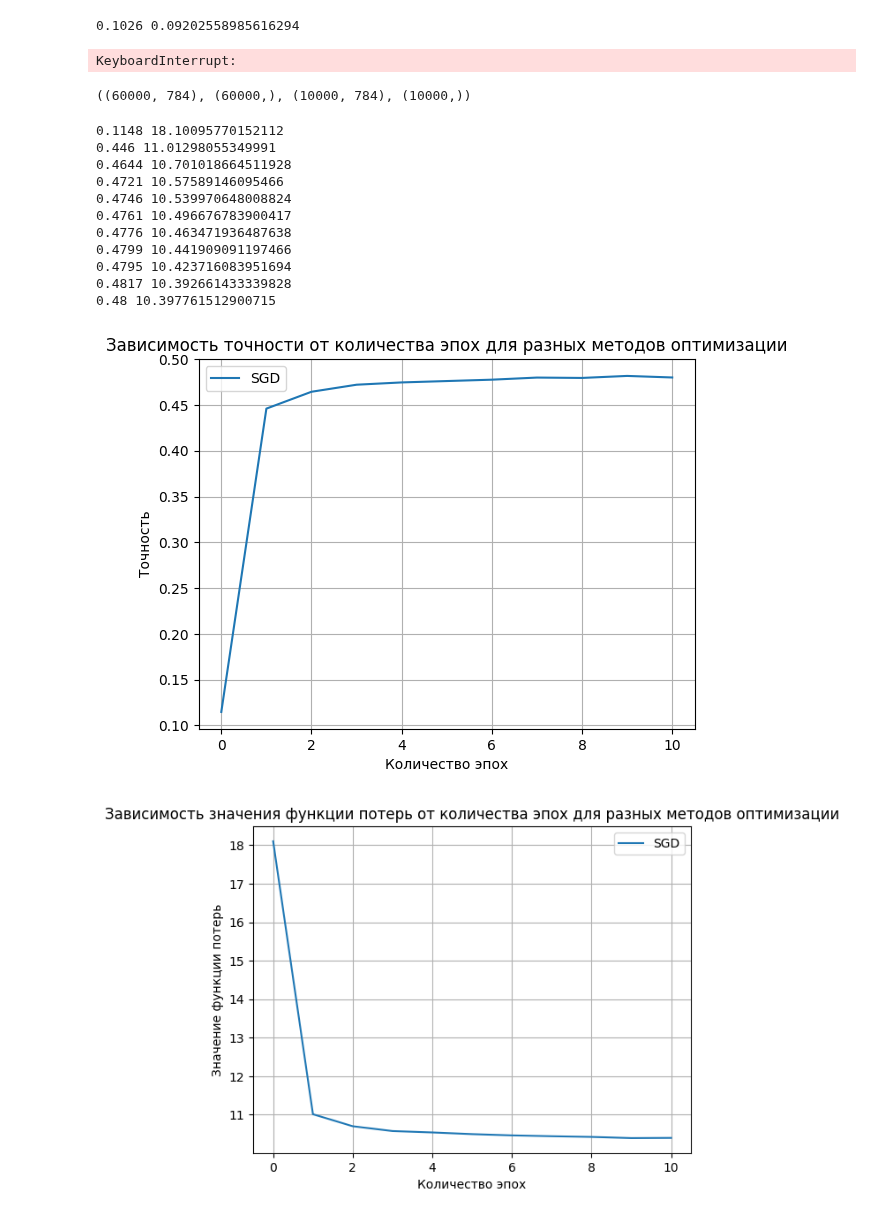
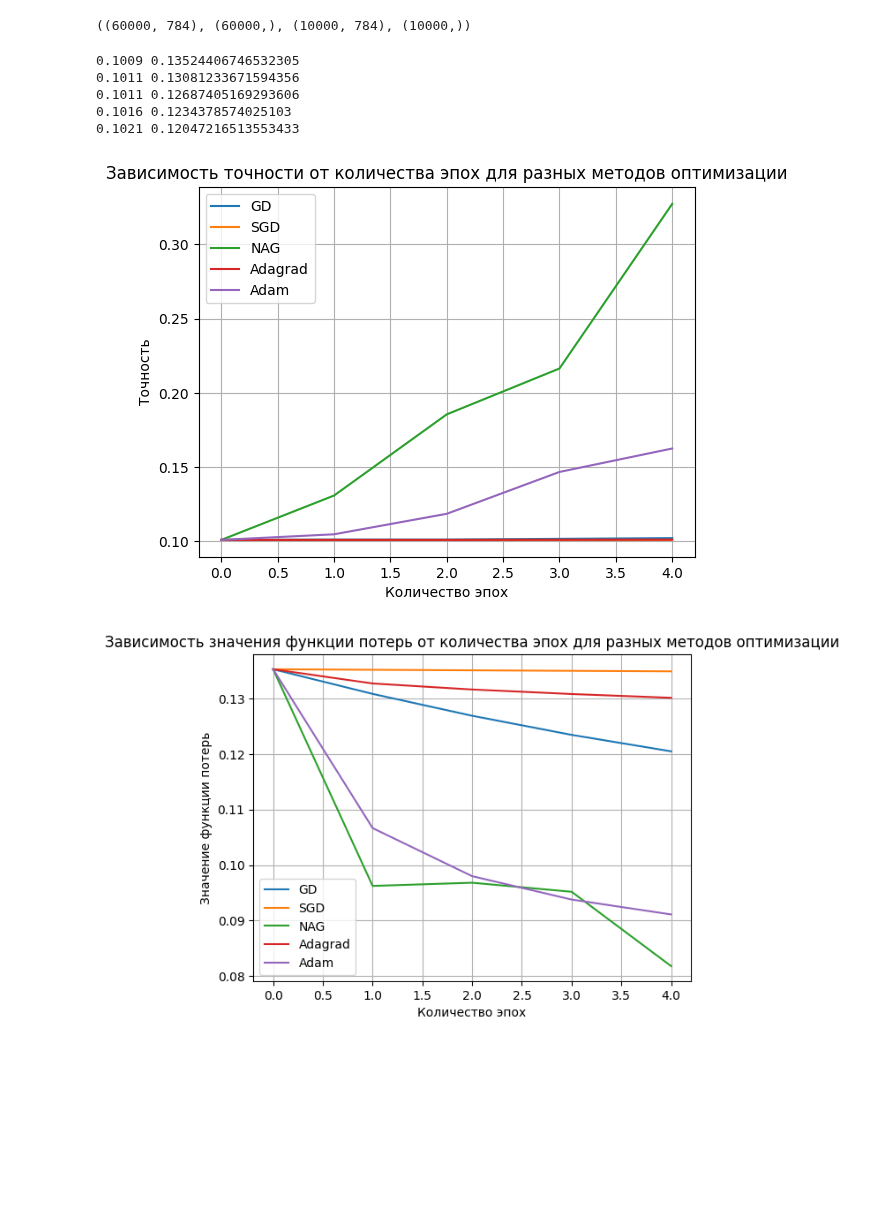
Before and after one commit to AngelicHedgehog/BMSTU-Theory-of-Artificial-Neural-Networks, a Jupyter notebook: hw4/hw4.ipynb, the cells around one changed output. Drawn from its saved outputs; the diff is of its cells as text; code cells hidden in the pictures; blank space fills up the shorter version.

```diff
--- a/hw4/hw4.ipynb
+++ b/hw4/hw4.ipynb
@@ -347,13 +205,0 @@ for i in range(1, 5):
-# %%
-model_default2 = copy.deepcopy(model_default)
-model_default2.optimizer = Adam(model_default2)
-accuracies = []
-losses = []
-for i in range(1, 5):
-    model_default2.fit(x_train[:1000], y_train[:1000])
-    accuracies = np.append(accuracies, model_default2.evaluate(x_test, y_test))
-    losses = np.append(losses, model_default2.validate(x_test, y_test))
-    print(accuracies[-1], losses[-1])
-# %% [output]
-0.1026 0.09202558985616294
-KeyboardInterrupt:
@@ -384,20 +366,3 @@ x_train.shape, y_train.shape, x_test.shape, y_test.shape
 # %%
-epochs_count = 10
+epochs_count = 4
 epoch_list = list(range(0, epochs_count + 1))
-# %%
-def get_accuracies(optimizer):
-    model = copy.deepcopy(model_default)
-    model.optimizer = optimizer(model.learning_rate)
-
-    accuracies = np.array([model.evaluate(x_test, y_test)])
-    losses = np.array([model.validate(x_test, y_test)])
-    print(accuracies[-1], losses[-1])
-
-    for i in range(1, epochs_count + 1):
-        model.fit(x_train, y_train)
-        accuracies = np.append(accuracies, model.evaluate(x_test, y_test))
-        losses = np.append(losses, model.validate(x_test, y_test))
-        print(accuracies[-1], losses[-1])
-
-    print()
-    return accuracies, losses
@@ -417,39 +369,36 @@ model_default = Perceptron(
 # %%
+results_GD = get_accuracies(GD)
 results_SGD = get_accuracies(SGD)
-# results_NAG = get_accuracies(NAG)
-# results_Adagrad = get_accuracies(Adagrad)
-# results_ADAM = get_accuracies(ADAM)
+results_NAG = get_accuracies(NAG)
+results_Adagrad = get_accuracies(Adagrad)
+results_Adam = get_accuracies(Adam)
 # %% [output]
-0.1148 18.10095770152112
-0.446 11.01298055349991
-0.4644 10.701018664511928
-0.4721 10.57589146095466
-0.4746 10.539970648008824
-0.4761 10.496676783900417
-0.4776 10.463471936487638
-0.4799 10.441909091197466
-0.4795 10.423716083951694
-0.4817 10.392661433339828
-0.48 10.397761512900715
+0.1009 0.13524406746532305
+0.1011 0.13081233671594356
+0.1011 0.12687405169293606
+0.1016 0.1234378574025103
+0.1021 0.12047216513553433
 # %%
+plt.plot(epoch_list, results_GD[0], label="GD")
 plt.plot(epoch_list, results_SGD[0], label="SGD")
-# plt.plot(epoch_list, results_NAG[0], label="NAG")
-# plt.plot(epoch_list, results_Adagrad[0], label="Adagrad")
-# plt.plot(epoch_list, results_ADAM[0], label="ADAM")
+plt.plot(epoch_list, results_NAG[0], label="NAG")
+plt.plot(epoch_list, results_Adagrad[0], label="Adagrad")
+plt.plot(epoch_list, results_Adam[0], label="Adam")
 
 plt.title("Зависимость точности от количества эпох для разных методов оптимизации")
 plt.xlabel("Количество эпох")
 plt.ylabel("Точность")
 plt.grid(True)
 plt.legend()
 plt.show()
 # %% [output]
-[figure, old version]
+[figure, new version]
 # %%
+plt.plot(epoch_list, results_GD[1], label="GD")
 plt.plot(epoch_list, results_SGD[1], label="SGD")
-# plt.plot(epoch_list, results_NAG[1], label="NAG")
-# plt.plot(epoch_list, results_Adagrad[1], label="Adagrad")
-# plt.plot(epoch_list, results_ADAM[1], label="ADAM")
+plt.plot(epoch_list, results_NAG[1], label="NAG")
+plt.plot(epoch_list, results_Adagrad[1], label="Adagrad")
+plt.plot(epoch_list, results_Adam[1], label="Adam")
 
 plt.title("Зависимость значения функции потерь от количества эпох для разных методов оптимизации")
 plt.xlabel("Количество эпох")
@@ -458,4 +407,4 @@ plt.grid(True)
 plt.legend()
 plt.show()
 # %% [output]
-[figure, old version]
+[figure, new version]
```
Also changed, not shown: parts of 7 cells of this notebook.
